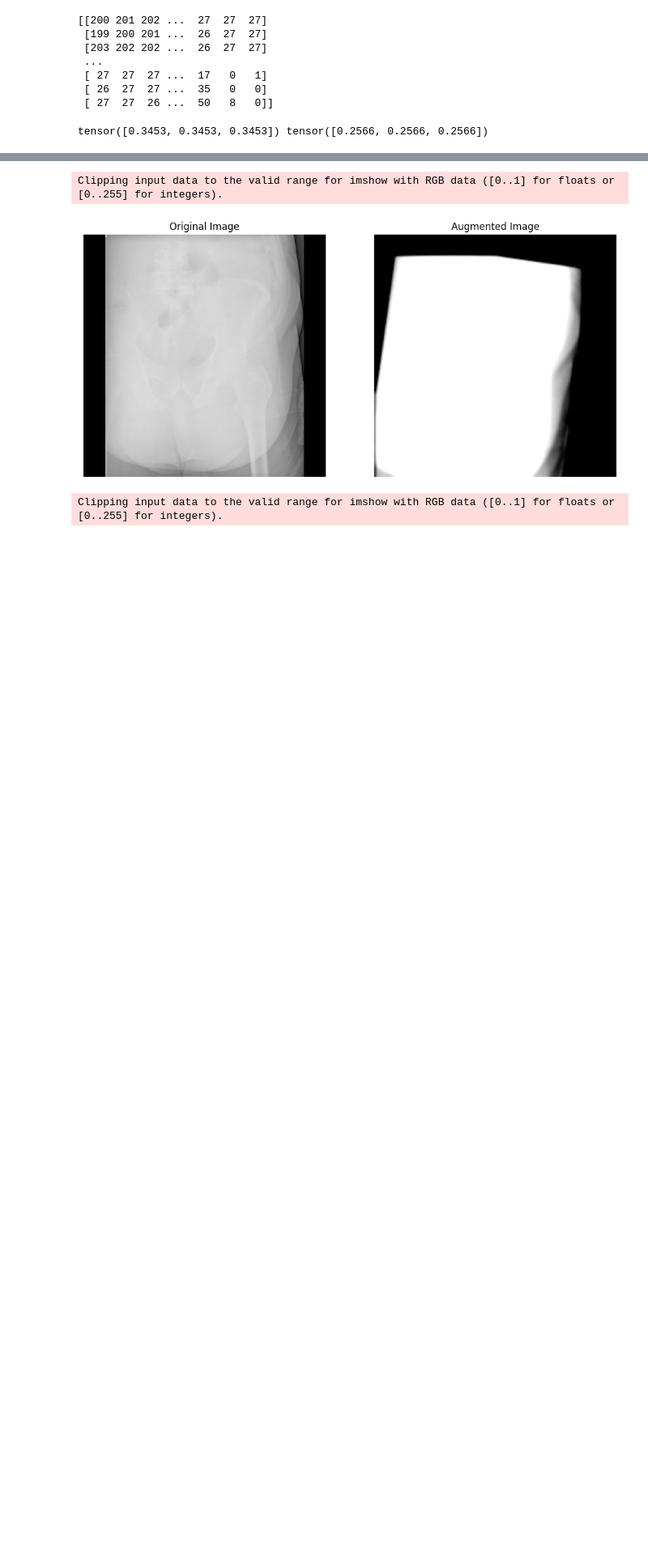
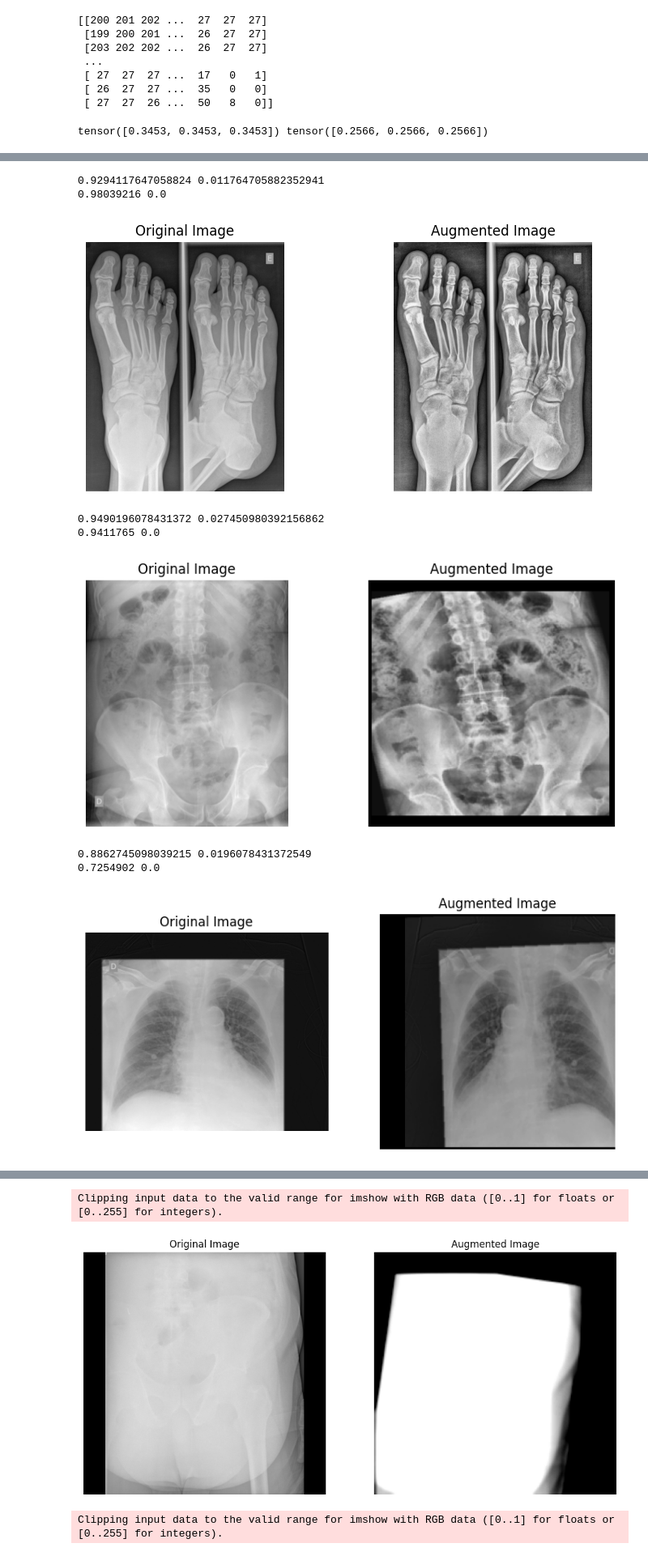
Before and after one commit to yiluzhou/open_clip, a Jupyter notebook: Body_Parts_XRay/datapreprocessing.ipynb, the cells around one changed output, grey strips where cells are left out. Shown at 81% size. Cells and saved outputs as stored; diff of their text form; code cells hidden in the pictures; blank space fills up the shorter version.

```diff
--- a/Body_Parts_XRay/datapreprocessing.ipynb
+++ b/Body_Parts_XRay/datapreprocessing.ipynb
@@ -318,0 +263,69 @@ Test the transformation pipeline on a few images to ensure it's working as expec
+# %%
+"""
+To visualize the augmentation on a few images, you can follow the steps below:
+
+Load a few images.
+Apply the transformation pipeline train_transform to each image.
+Display the original and augmented images side by side using matplotlib.
+
+Remember to change path_to_your_images to the directory where your images are located.
+The code will display the original and augmented images side by side for the first five images in the directory.
+This will allow you to inspect the effects of your augmentation pipeline.
+"""
+import os, random
+import matplotlib.pyplot as plt
+import numpy as np
+from PIL import Image
+import pandas as pd
+from torchvision.transforms import ToPILImage
+to_pil = ToPILImage()
+
+def visualize_augmentations(original_img, augmented_img):
+    fig, ax = plt.subplots(1, 2, figsize=(9, 4))
+    ax[0].imshow(original_img, cmap="gray") #
+    ax[0].set_title("Original Image")
+    ax[1].imshow(augmented_img, cmap="gray")
+    ax[1].set_title("Augmented Image")
+    for a in ax:
+        a.axis("off")
+    plt.show()
+
+
+# Load a few images
+# image_folder = '/mnt/eds_share/share/Body_Parts_XRay/images/train/'
+image_folder = '/mnt/g/Datasets/Body_Parts_XRay/Original/test/images/'
+sample_images = [os.path.join(image_folder, fname) for fname in os.listdir(image_folder)]
+sample_images = random.sample(sample_images, 10)
+
+for image_path in sample_images:
+    original_img = Image.open(image_path)
+    print(np.array(original_img).max()/255., np.array(original_img).min()/255.)
+    augmented_img = train_transform(original_img)
+    print(np.array(augmented_img).max(), np.array(augmented_img).min())
+    augmented_img = augmented_img.permute(1, 2, 0)  # Convert CxHxW to HxWxC for visualization
+    # print(augmented_img.shape)
+
+    #histogram for original image
+    image = original_img.convert('L')
+    # Convert the image to a numpy array
+    histogram_original = np.array(image).ravel()
+
+    #histogram for augmented image
+    augmented_img_permuted = augmented_img.permute(2, 0, 1)
+    augmented_img_pil = to_pil(augmented_img_permuted)
+    augmented_img_gray = augmented_img_pil.convert('L')
+    # Convert the image to a numpy array
+    histogram_augmented = np.array(augmented_img_gray).ravel()
+
+    # visualize_augmentations(original_img, augmented_img, histogram_original, histogram_augmented)
+    visualize_augmentations(original_img, augmented_img)
+# %% [output]
+0.9294117647058824 0.011764705882352941
+0.98039216 0.0
+[figure, added]
+0.9490196078431372 0.027450980392156862
+0.9411765 0.0
+[figure, added]
+0.8862745098039215 0.0196078431372549
+0.7254902 0.0
+[figure, added]
```
Also changed, not shown: parts of 5 cells of this notebook, 7 other files.
